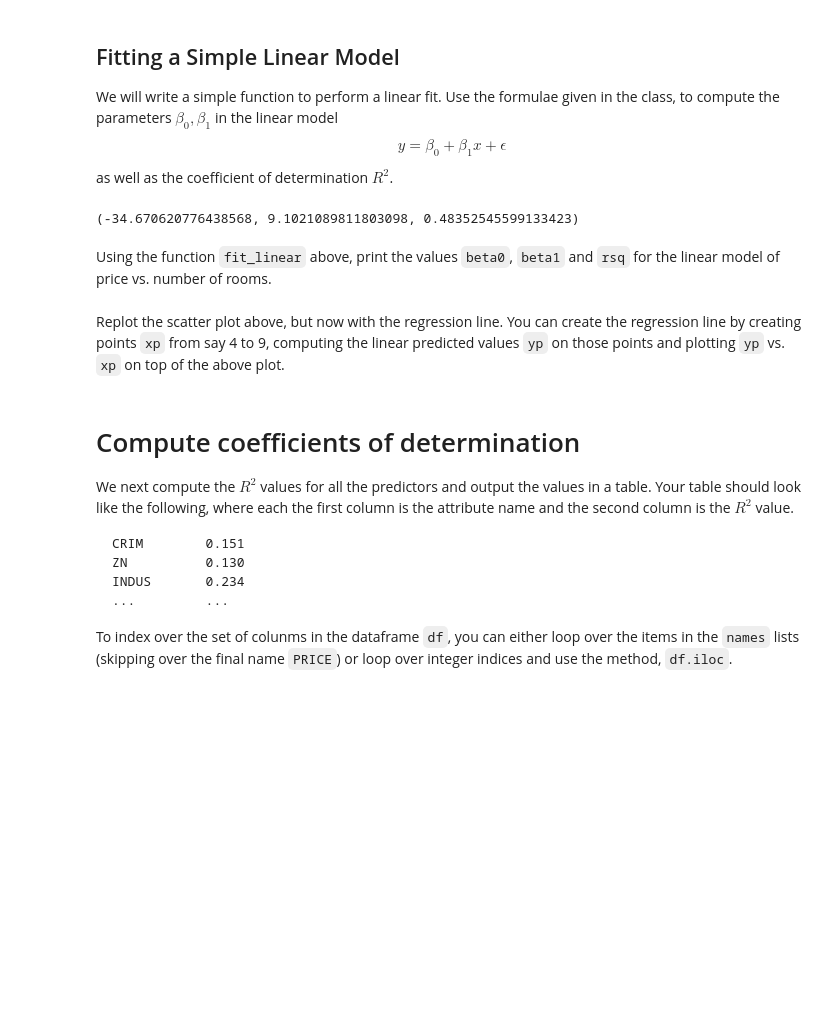
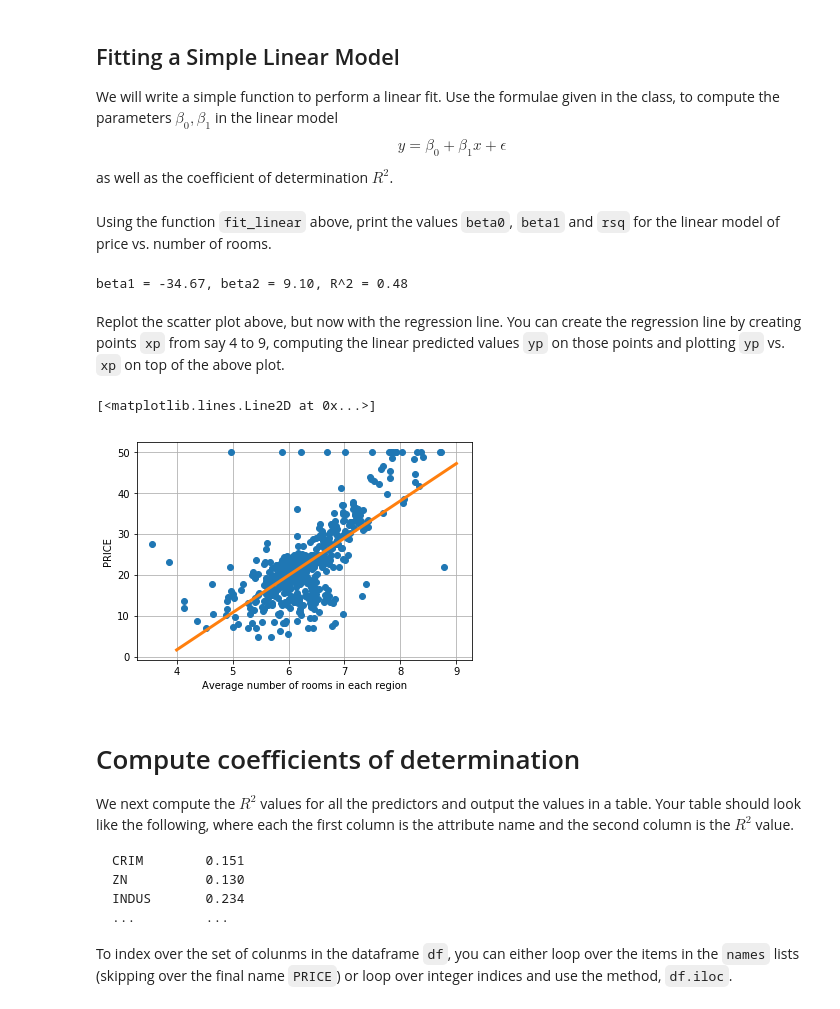
Before and after one commit to sdrangan/introml, a Jupyter notebook: simp_lin_reg/lab_housing_partial.ipynb, the cells around one changed output. Drawn from its saved outputs; the diff is of its cells as text; code cells hidden in the pictures; blank space fills up the shorter version.

```diff
--- a/simp_lin_reg/lab_housing_partial.ipynb
+++ b/simp_lin_reg/lab_housing_partial.ipynb
@@ -128,25 +128,13 @@ def fit_linear(x,y):
     beta0 = ymean - beta1*xmean
 
     SStot = Syy
-#     SSreg = x.size*beta0 + beta1*np.sum(x)
+
     def predict(x):
-#         print("just beta1 {}".format( beta1*x ))
-#         print(beta1*x)
-#         print(beta0 + beta1*x)
         return beta0 + beta1*x
-#     SSreg =
-#     SS
-#     print(SSres)
-#     print("predict {}".format(predict(np.array([4, 5, 6, 7]))))
-#     print (beta0, beta1, predict(np.array([4.5, 5, 5.5, 6])))
-#     print(1+2*(np.array([5, 5.5, 6, 6.5])))
-#     SSreg = np.sum((predict(x) - np.mean(y)) ** 2)
+
     SSres = np.sum((y - predict(x)) ** 2)
     rsq = 1 - SSres/SStot
+
     return beta0, beta1, rsq
-
-fit_linear(x,y)
-# %% [output]
-(-34.670620776438568, 9.1021089811803098, 0.48352545599133423)
 # %% [markdown]
 Using the function `fit_linear` above, print the values `beta0`, `beta1` and `rsq` for the linear model of price vs. number of rooms.
@@ -155,2 +141,8 @@ Using the function `fit_linear` above, print the values `beta0`, `beta1` and `rs
+# %%
+# TODO
+beta0, beta1, rSquared = fit_linear(x, y)
+print("beta1 = {0:.2f}, beta2 = {1:.2f}, R^2 = {2:.2f}".format(beta0, beta1, rSquared))
+# %% [output]
+beta1 = -34.67, beta2 = 9.10, R^2 = 0.48
 # %% [markdown]
 Replot the scatter plot above, but now with the regression line.  You can create the regression line by creating points `xp` from say 4 to 9, computing the linear predicted values `yp` on those points and plotting `yp` vs. `xp` on top of the above plot.
@@ -159,3 +149,18 @@ Replot the scatter plot above, but now with the regression line.  You can create
+# %%
+# TODO
+plt.plot(x,y,'o')
+plt.xlabel('Average number of rooms in each region')
+plt.ylabel('PRICE')
+plt.grid(True)
+
+# generate data for regression line
+xplt = np.array([4,9])
+yplt = beta1*xplt + beta0
+
+plt.plot(xplt,yplt,'-',linewidth=3)  # Plot the regression line
+# %% [output]
+[<matplotlib.lines.Line2D at 0x...>]
+[figure, added]
 # %% [markdown]
 # Compute coefficients of determination
 
```
Also changed, not shown: parts of 6 cells of this notebook.
